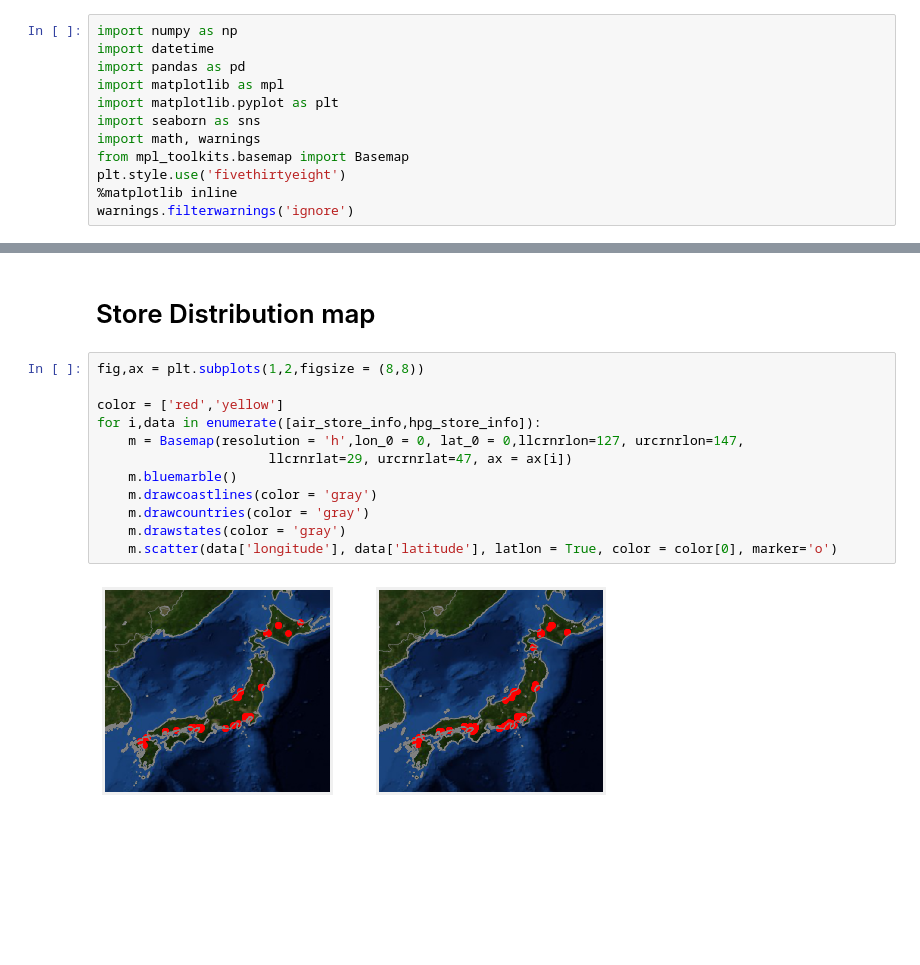
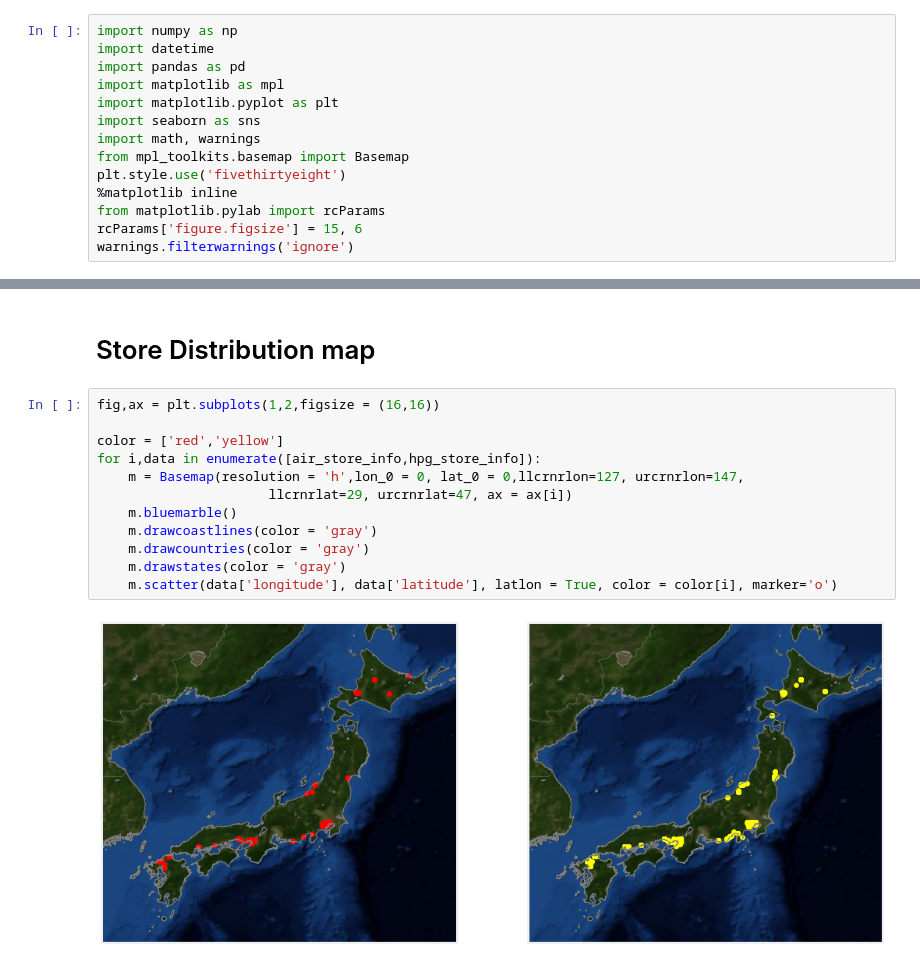
Before and after one commit to yiqingyang75/Kaggle-Restaurant-Visitor-Forecasting, a Jupyter notebook: py/Recruit Restaurant Visitor Forecasting.ipynb, the cells around one changed output, grey strips where cells are left out. Drawn from its saved outputs; the diff is of its cells as text; blank space fills up the shorter version.

```diff
--- a/py/Recruit Restaurant Visitor Forecasting.ipynb
+++ b/py/Recruit Restaurant Visitor Forecasting.ipynb
@@ -9,6 +9,8 @@ import math, warnings
 from mpl_toolkits.basemap import Basemap
 plt.style.use('fivethirtyeight')
 %matplotlib inline
+from matplotlib.pylab import rcParams
+rcParams['figure.figsize'] = 15, 6
 warnings.filterwarnings('ignore')
 # %%
 from subprocess import check_output
@@ -64,16 +66,16 @@ dtypes: datetime64[ns](2), int64(1), object(1)
 # %% [markdown]
 # Store Distribution map
 # %%
-fig,ax = plt.subplots(1,2,figsize = (8,8))
+fig,ax = plt.subplots(1,2,figsize = (16,16))
 
 color = ['red','yellow']
 for i,data in enumerate([air_store_info,hpg_store_info]):
     m = Basemap(resolution = 'h',lon_0 = 0, lat_0 = 0,llcrnrlon=127, urcrnrlon=147,
                       llcrnrlat=29, urcrnrlat=47, ax = ax[i])
     m.bluemarble()
     m.drawcoastlines(color = 'gray')
     m.drawcountries(color = 'gray')
     m.drawstates(color = 'gray')
-    m.scatter(data['longitude'], data['latitude'], latlon = True, color = color[0], marker='o')
+    m.scatter(data['longitude'], data['latitude'], latlon = True, color = color[i], marker='o')
 # %% [output]
-[figure, old version]
+[figure, new version]
```
Also changed, not shown: parts of 21 cells of this notebook.
